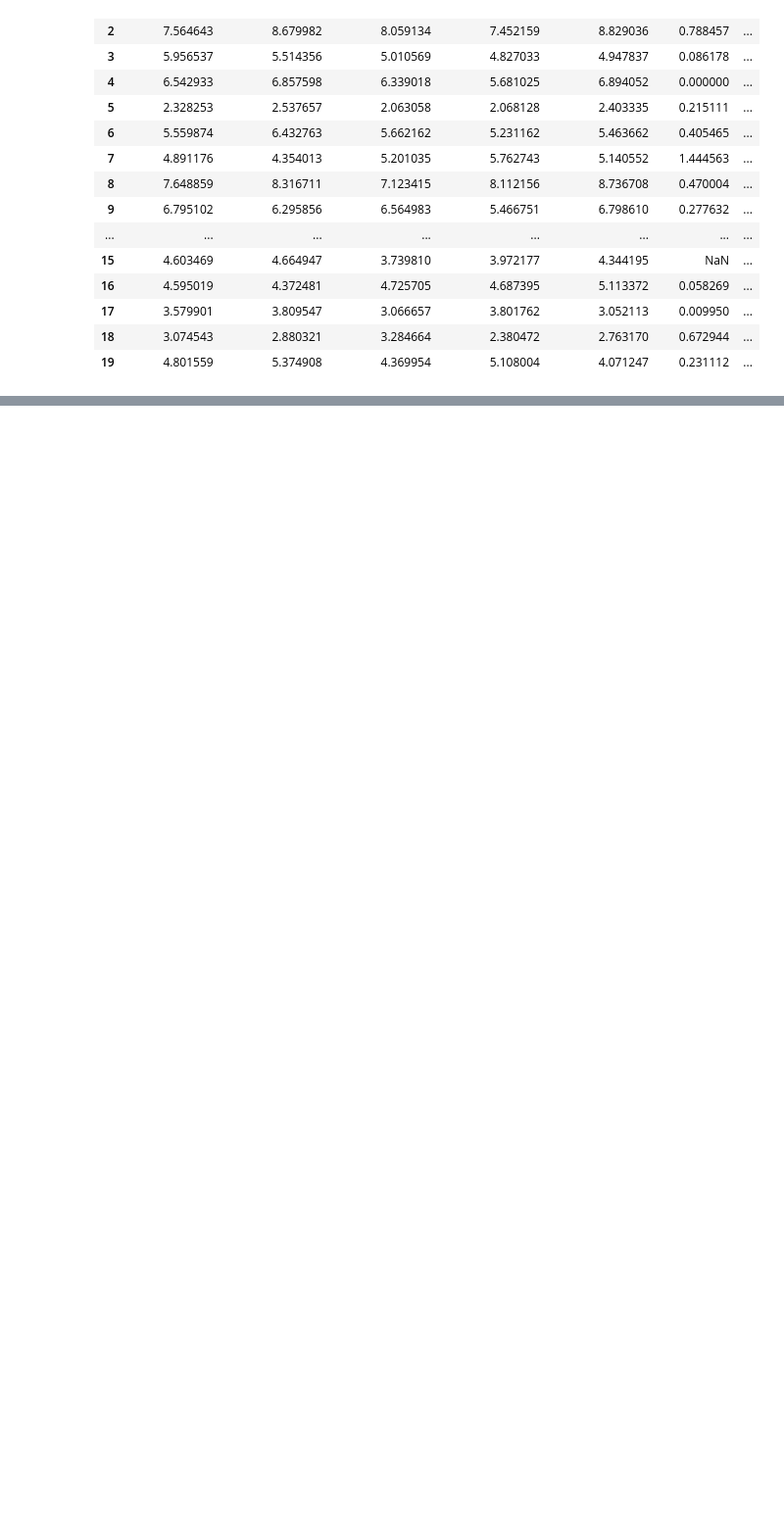
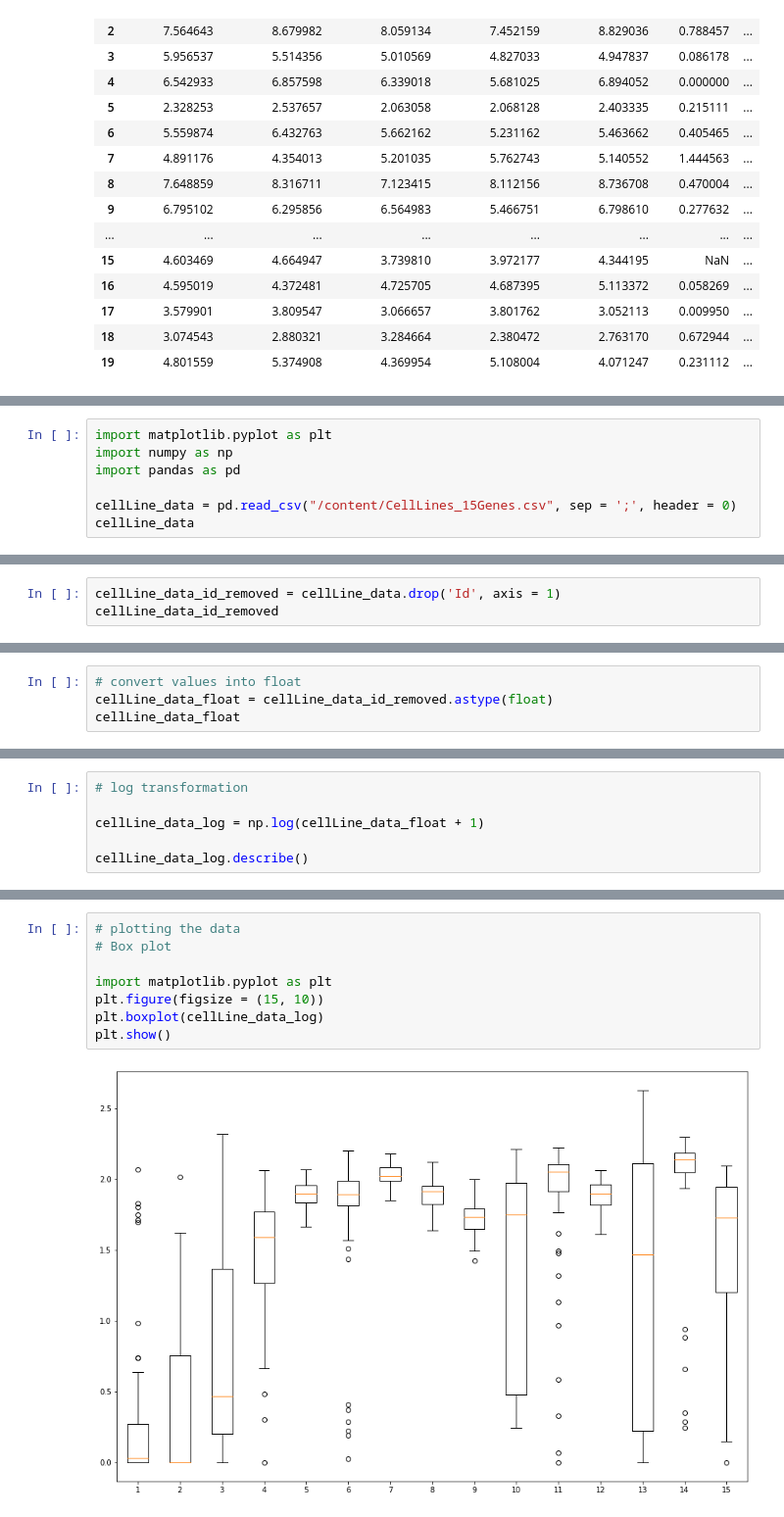
Before and after one commit to Sohambiswas8/BioML-Python, a Jupyter notebook: Notebooks/BioML.ipynb, the cells around one changed output, grey strips where cells are left out. Shown at 98% size. Drawn from its saved outputs; the diff is of its cells as text; blank space fills up the shorter version.

```diff
--- a/Notebooks/BioML.ipynb
+++ b/Notebooks/BioML.ipynb
@@ -567,0 +572,7 @@ gene_expression_data_log.head(20)
+# %%
+import matplotlib.pyplot as plt
+import numpy as np
+import pandas as pd
+
+cellLine_data = pd.read_csv("/content/CellLines_15Genes.csv", sep = ';', header = 0)
+cellLine_data
@@ -567,0 +617,3 @@ gene_expression_data_log.head(20)
+# %%
+cellLine_data_id_removed = cellLine_data.drop('Id', axis = 1)
+cellLine_data_id_removed
@@ -567,0 +639,4 @@ gene_expression_data_log.head(20)
+# %%
+# convert values into float
+cellLine_data_float = cellLine_data_id_removed.astype(float)
+cellLine_data_float
@@ -567,0 +662,6 @@ gene_expression_data_log.head(20)
+# %%
+# log transformation
+
+cellLine_data_log = np.log(cellLine_data_float + 1)
+
+cellLine_data_log.describe()
@@ -567,0 +701,10 @@ gene_expression_data_log.head(20)
+# %%
+# plotting the data
+# Box plot
+
+import matplotlib.pyplot as plt
+plt.figure(figsize = (15, 10))
+plt.boxplot(cellLine_data_log)
+plt.show()
+# %% [output]
+[figure, added]
```
Also changed, not shown: parts of 11 cells of this notebook.
